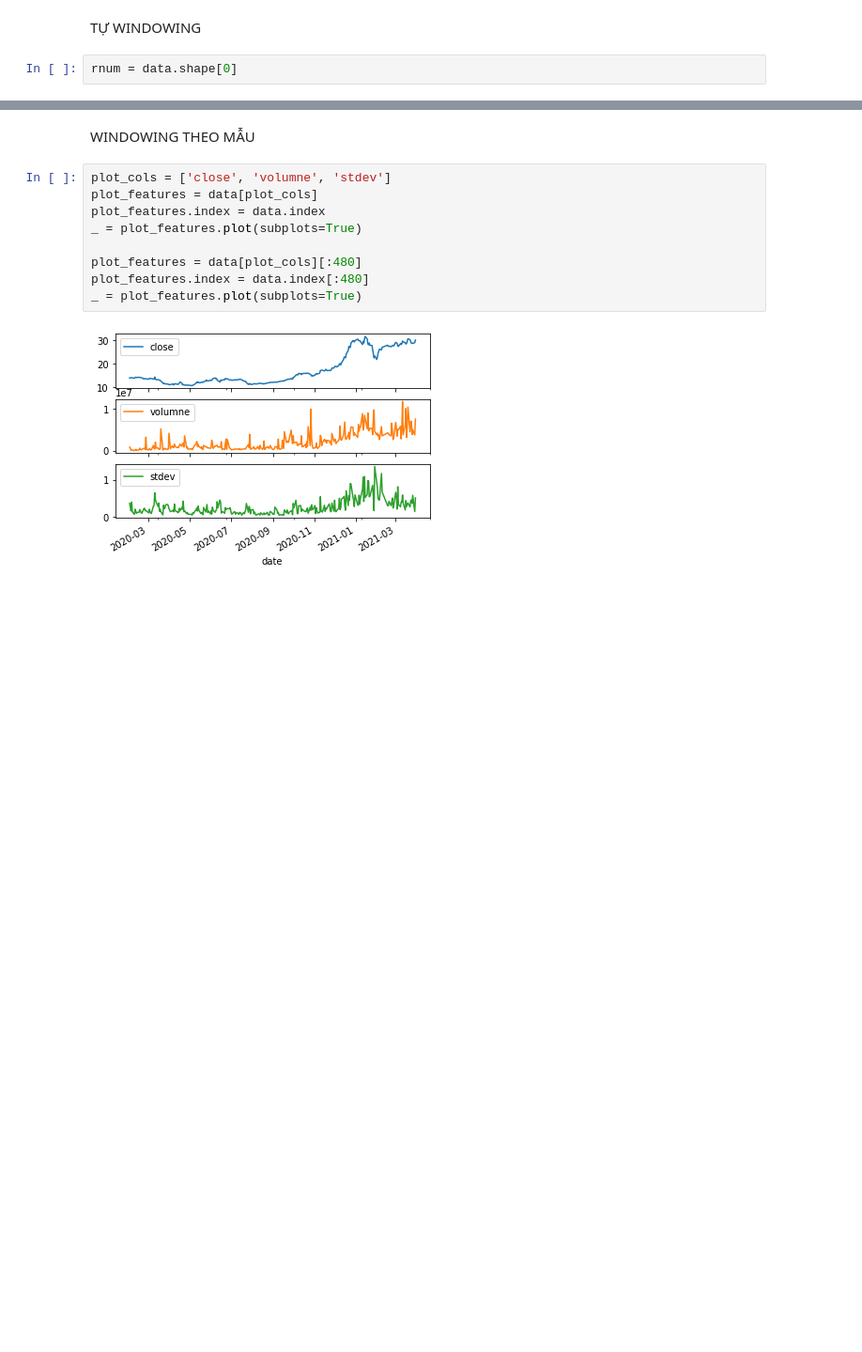
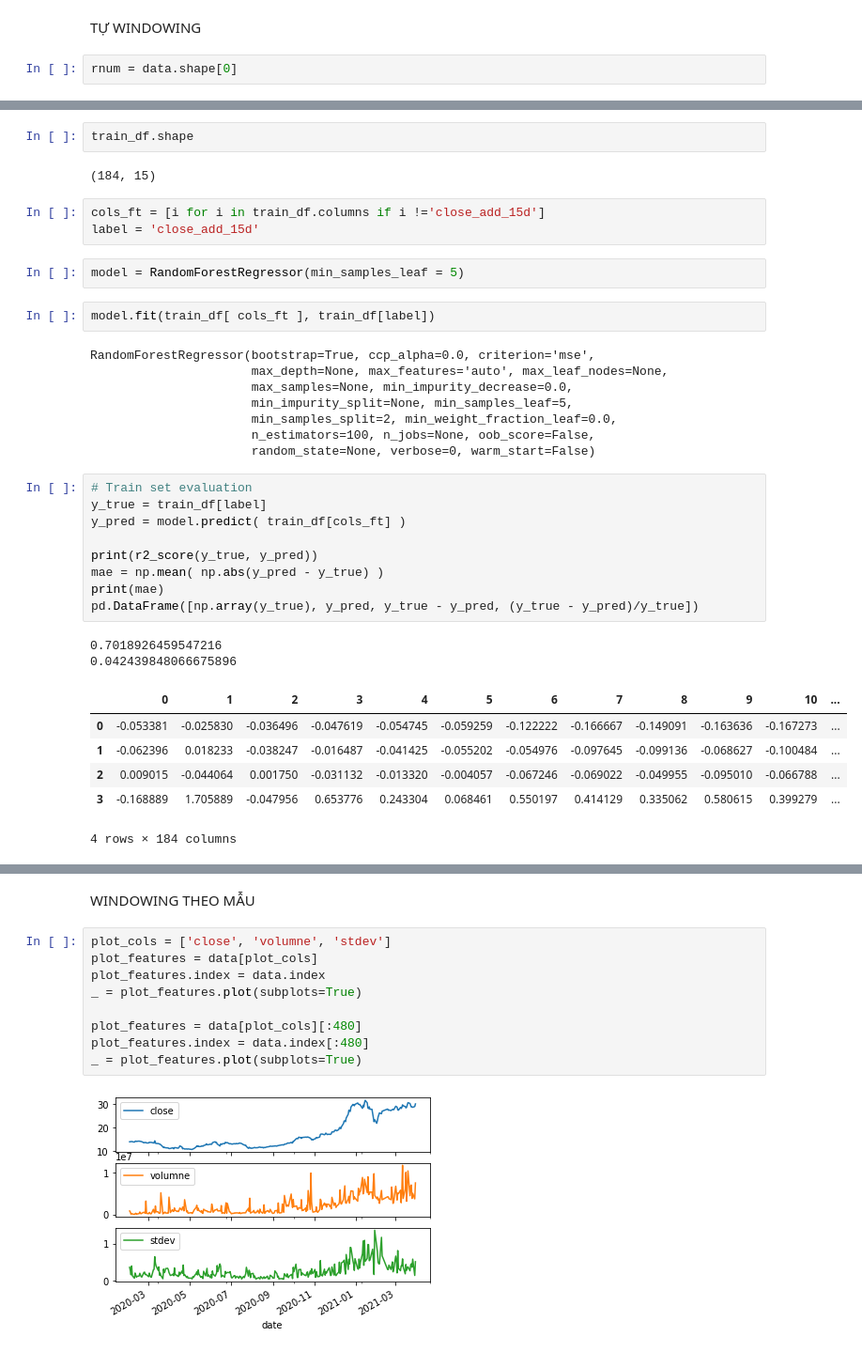
Before and after one commit to quanvu0996/compet, a Jupyter notebook: Test_API_VNQuant.ipynb, the cells around one changed output, grey strips where cells are left out. Shown: that part at 94% size. Cells and saved outputs as stored; diff of their text form; blank space fills up the shorter version.

```diff
--- a/Test_API_VNQuant.ipynb
+++ b/Test_API_VNQuant.ipynb
@@ -133,0 +116,37 @@ pd.concat([y1, y2])
+# %%
+train_df.shape
+# %% [output]
+(184, 15)
+# %%
+cols_ft = [i for i in train_df.columns if i !='close_add_15d']
+label = 'close_add_15d'
+# %%
+model = RandomForestRegressor(min_samples_leaf = 5)
+# %%
+model.fit(train_df[ cols_ft ], train_df[label])
+# %% [output]
+RandomForestRegressor(bootstrap=True, ccp_alpha=0.0, criterion='mse',
+                      max_depth=None, max_features='auto', max_leaf_nodes=None,
+                      max_samples=None, min_impurity_decrease=0.0,
+                      min_impurity_split=None, min_samples_leaf=5,
+                      min_samples_split=2, min_weight_fraction_leaf=0.0,
+                      n_estimators=100, n_jobs=None, oob_score=False,
+                      random_state=None, verbose=0, warm_start=False)
+# %%
+# Train set evaluation
+y_true = train_df[label]
+y_pred = model.predict( train_df[cols_ft] )
+
+print(r2_score(y_true, y_pred))
+mae = np.mean( np.abs(y_pred - y_true) )
+print(mae)
+pd.DataFrame([np.array(y_true), y_pred, y_true - y_pred, (y_true - y_pred)/y_true])
+# %% [output]
+0.7018926459547216
+0.042439848066675896
+|  | 0 | 1 | 2 | 3 | 4 | 5 | 6 | 7 | 8 | 9 | 10 | ... |
+| 0 | -0.053381 | -0.025830 | -0.036496 | -0.047619 | -0.054745 | -0.059259 | -0.122222 | -0.166667 | -0.149091 | -0.163636 | -0.167273 | ... |
+| 1 | -0.062396 | 0.018233 | -0.038247 | -0.016487 | -0.041425 | -0.055202 | -0.054976 | -0.097645 | -0.099136 | -0.068627 | -0.100484 | ... |
+| 2 | 0.009015 | -0.044064 | 0.001750 | -0.031132 | -0.013320 | -0.004057 | -0.067246 | -0.069022 | -0.049955 | -0.095010 | -0.066788 | ... |
+| 3 | -0.168889 | 1.705889 | -0.047956 | 0.653776 | 0.243304 | 0.068461 | 0.550197 | 0.414129 | 0.335062 | 0.580615 | 0.399279 | ... |
+4 rows × 184 columns
```
Also changed, not shown: parts of 20 cells of this notebook.
